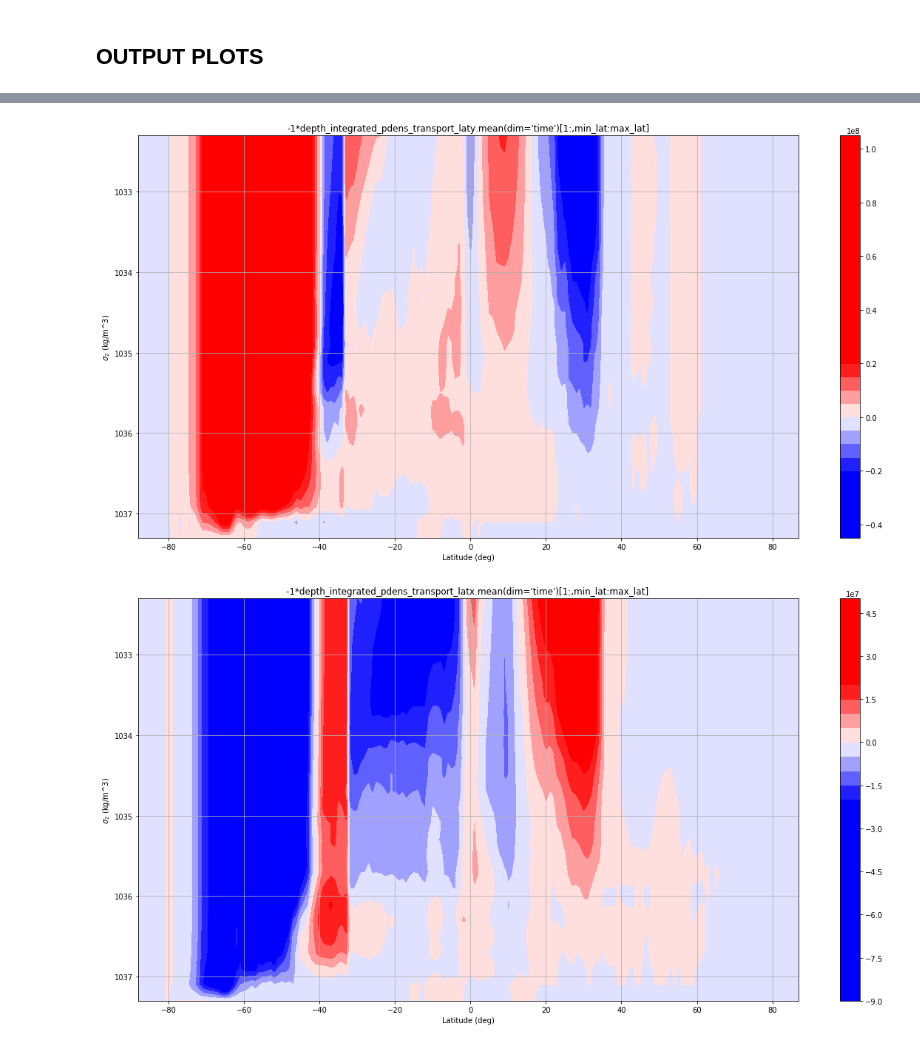
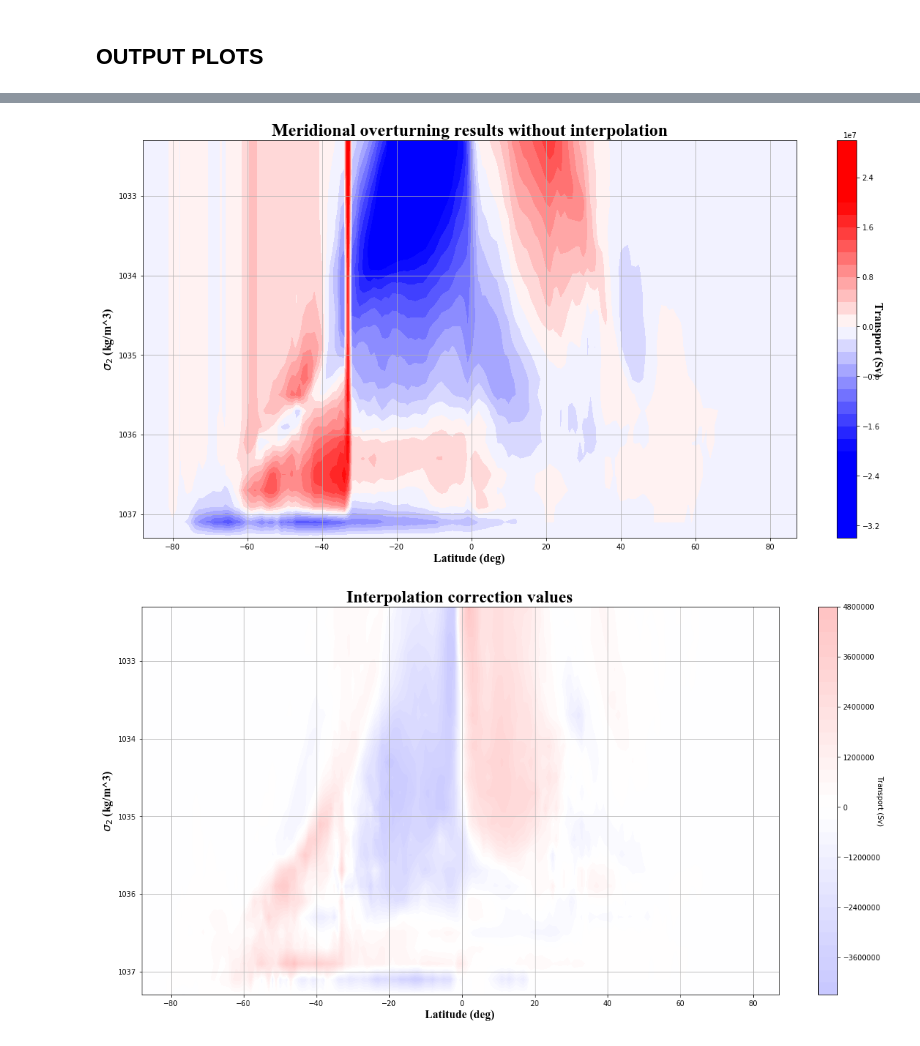
Before and after one commit to tatsumonkman47/ECCO-potential-density-overturning, a Jupyter notebook: meridional_overturning_in_potdens_space_PROTOTYPE_indpac.ipynb, the cells around one changed output, grey strips where cells are left out. Drawn from its saved outputs; the diff is of its cells as text; code cells hidden in the pictures.

```diff
--- a/meridional_overturning_in_potdens_space_PROTOTYPE_indpac.ipynb
+++ b/meridional_overturning_in_potdens_space_PROTOTYPE_indpac.ipynb
@@ -66,7 +66,7 @@ THETA_var_str = "THETA"
 ############################################ DEFINE TIMESLICE ########################################################
 ######################################################################################################################
 
-time_slice = np.arange(48,60)
+time_slice = np.arange(0,12)
 # %%
 ######################################################################################################################
 ################################################### LOAD GRID ########################################################
@@ -397,72 +397,41 @@ plt.figure(figsize=(20,10))
 #vmax = depth_integrated_pdens_transport.max()
 plt.contourf(depth_integrated_pdens_transport_laty.lat[min_lat:max_lat],
              pot_dens_coord[1:],
-             -1*depth_integrated_pdens_transport_laty.mean(dim='time')[1:,min_lat:max_lat]-1*depth_integrated_pdens_transport_latx.mean(dim='time')[1:,min_lat:max_lat]
-             -(-1*depth_integrated_x_interp_results.mean(dim='time')[1:,min_lat:max_lat]-1*depth_integrated_y_interp_results.mean(dim='time')[1:,min_lat:max_lat]),
+             -1*depth_integrated_pdens_transport_laty.mean(dim='time')[1:,min_lat:max_lat]-1*depth_integrated_pdens_transport_latx.mean(dim='time')[1:,min_lat:max_lat],
              30,
              cmap='bwr',
             vmin=pvmin,
             vmax=pvmax)
-plt.colorbar()
-plt.title("Meridional overturning results with interpolation")
-plt.xlabel("Latitude (deg)")
-plt.ylabel("$\sigma_{2}$ (kg/m^3)")
+cbar = plt.colorbar()
+cbar.set_label("Transport (Sv)",rotation=270)
+plt.title("Meridional overturning results with interpolation",fontname='times new roman',fontsize=24)
+plt.xlabel("Latitude (deg)",fontname='Times New Roman',fontsize=16)
+plt.ylabel("$\sigma_{2}$ (kg/m^3)",fontname='Times New Roman',fontsize=16)
+cbar.set_label("Transport (Sv)",fontname='Times New Roman',fontsize=16,rotation=270)
 plt.grid()
 plt.gca().invert_yaxis()
 plt.show()
+plt.savefig("./figures/southern_ocean_indopacific_overturning_with_interp.png")
 plt.close()
 
 plt.figure(figsize=(20,10))
 plt.contourf(depth_integrated_pdens_transport_laty.lat[min_lat:max_lat],
              pot_dens_coord[1:],
-             -1*depth_integrated_pdens_transport_laty.mean(dim='time')[1:,min_lat:max_lat],
+             -1*depth_integrated_pdens_transport_latx.mean(dim='time')[1:,min_lat:max_lat] -1*depth_integrated_pdens_transport_laty.mean(dim='time')[1:,min_lat:max_lat]
+             -(-1*depth_integrated_x_interp_results.mean(dim='time')[1:,min_lat:max_lat]-1*depth_integrated_y_interp_results.mean(dim='time')[1:,min_lat:max_lat]),
              30,
              cmap='bwr',
              vmin=pvmin,
              vmax=pvmax)
-plt.colorbar()
-plt.title("-1*depth_integrated_pdens_transport_laty.mean(dim='time')[1:,min_lat:max_lat]")
-plt.xlabel("Latitude (deg)")
-plt.ylabel("$\sigma_{2}$ (kg/m^3)")
+cbar = plt.colorbar()
+plt.title("Meridional overturning results without interpolation",fontname='Times New Roman',fontsize=24)
+plt.xlabel("Latitude (deg)",fontname='Times New Roman',fontsize=16)
+plt.ylabel("$\sigma_{2}$ (kg/m^3)",fontname='Times New Roman',fontsize=16)
+cbar.set_label("Transport (Sv)",fontname='Times New Roman',fontsize=16,rotation=270)
 plt.grid()
 plt.gca().invert_yaxis()
 plt.show()
-plt.close()
-
-
-plt.figure(figsize=(20,10))
-plt.contourf(depth_integrated_pdens_transport_laty.lat[min_lat:max_lat],
-             pot_dens_coord[1:],
-             -1*depth_integrated_pdens_transport_latx.mean(dim='time')[1:,min_lat:max_lat],
-             30,
-             cmap='bwr',
-             vmin=pvmin,
-             vmax=pvmax)
-plt.colorbar()
-plt.title("-1*depth_integrated_pdens_transport_latx.mean(dim='time')[1:,min_lat:max_lat] ")
-plt.xlabel("Latitude (deg)")
-plt.ylabel("$\sigma_{2}$ (kg/m^3)")
-plt.grid()
-plt.gca().invert_yaxis()
-plt.show()
-plt.close()
-
-
-plt.figure(figsize=(20,10))
-plt.contourf(depth_integrated_pdens_transport_laty.lat[min_lat:max_lat],
-             pot_dens_coord[1:],
-             1*depth_integrated_pdens_transport_latx.mean(dim='time')[1:,min_lat:max_lat] + 1*depth_integrated_pdens_transport_laty.mean(dim='time')[1:,min_lat:max_lat],
-             30,
-             cmap='bwr',
-             vmin=pvmin,
-             vmax=pvmax)
-plt.colorbar()
-plt.title("-1*depth_integrated_pdens_transport_latx.mean(dim='time')[1:,min_lat:max_lat] ")
-plt.xlabel("Latitude (deg)")
-plt.ylabel("$\sigma_{2}$ (kg/m^3)")
-plt.grid()
-plt.gca().invert_yaxis()
-plt.show()
+plt.savefig("./figures/southern_ocean_indopacific_overturning_NO_interp.png")
 plt.close()
 
 
@@ -474,12 +443,14 @@ plt.contourf(depth_integrated_pdens_transport_laty.lat[min_lat:max_lat],
              cmap='bwr',
              vmin=pvmin,
              vmax=pvmax)
-plt.colorbar()
-plt.title("non-interpolated overturning results")
-plt.xlabel("Latitude (deg)")
-plt.ylabel("$\sigma_{2}$ (kg/m^3)")
+cbar = plt.colorbar()
+cbar.set_label("Transport (Sv)",rotation=270)
+plt.title("Interpolation correction values",fontname='Times New Roman',fontsize=24)
+plt.xlabel("Latitude (deg)",fontname='Times New Roman',fontsize=16)
+plt.ylabel("$\sigma_{2}$ (kg/m^3)",fontname='Times New Roman',fontsize=16)
 plt.grid()
 plt.gca().invert_yaxis()
 plt.show()
+plt.savefig("./figures/southern_ocean_indopacific_overturning_interp_Correction.png")
 plt.close()
 # %% [output]
@@ -487,2 +458,2 @@ plt.close()
-[figure, old version]
+[figure, new version]
-[figure, old version]
+[figure, new version]
```
Also changed, not shown: parts of 2 cells of this notebook, 42 other files.
